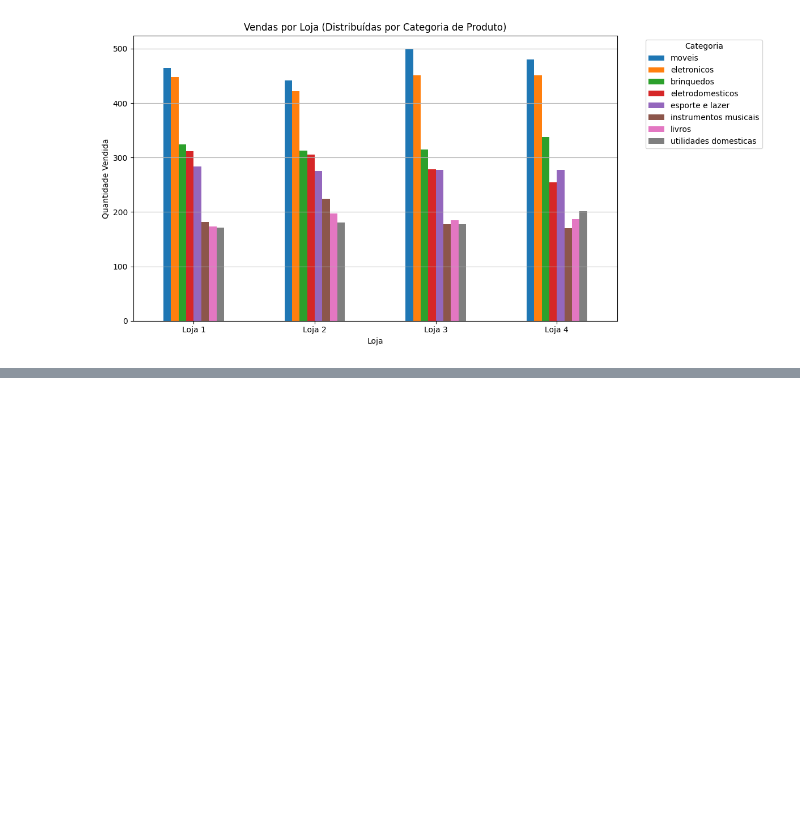
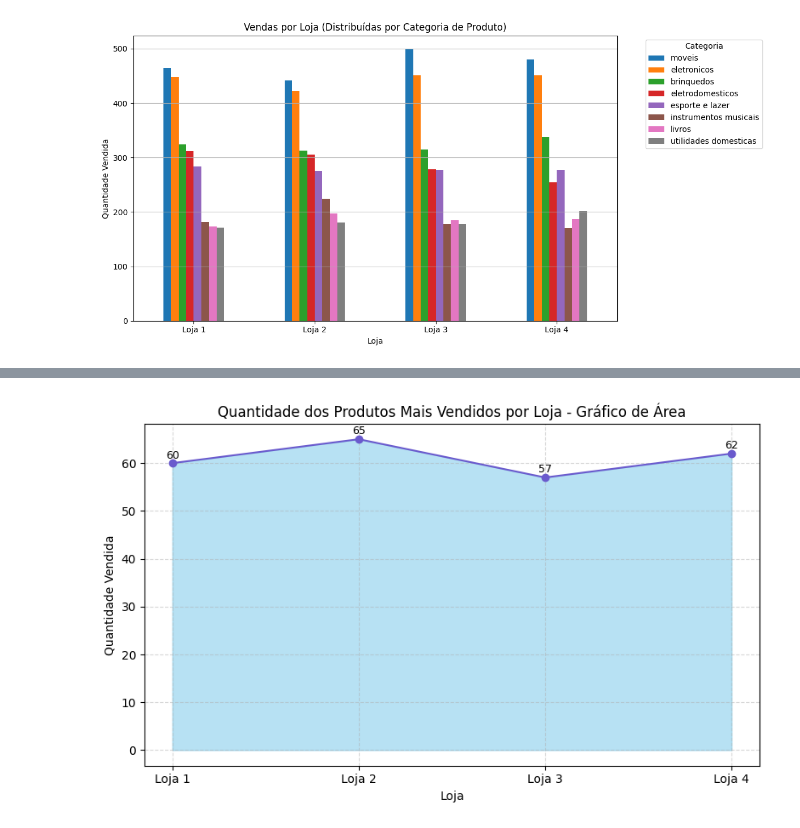
Before and after one commit to mouratsm/challenge1-data-science, a Jupyter notebook: AluraStoreBr_(1).ipynb, the cells around one changed output, grey strips where cells are left out. Cells and saved outputs as stored; diff of their text form; code cells hidden in the pictures; blank space fills up the shorter version.

```diff
--- a/AluraStoreBr_(1).ipynb
+++ b/AluraStoreBr_(1).ipynb
@@ -229,0 +229,22 @@ plt.tight_layout()
+# %%
+lojas = tabela_mais_vendidos["Loja"]
+quantidades = tabela_mais_vendidos["Quantidade"]
+
+plt.figure(figsize=(8, 5))
+
+plt.fill_between(lojas, quantidades, color='skyblue', alpha=0.6)
+plt.plot(lojas, quantidades, color='Slateblue', marker='o')
+
+plt.title("Quantidade dos Produtos Mais Vendidos por Loja - Gráfico de Área")
+plt.xlabel("Loja")
+plt.ylabel("Quantidade Vendida")
+plt.grid(True, linestyle='--', alpha=0.5)
+
+# Exibir valor acima dos pontos
+for i, qtd in enumerate(quantidades):
+    plt.text(i, qtd + 1, str(qtd), ha='center', fontsize=9)
+
+plt.tight_layout()
+plt.show()
+# %% [output]
+[figure, added]
```
Also changed, not shown: parts of 4 cells of this notebook.
